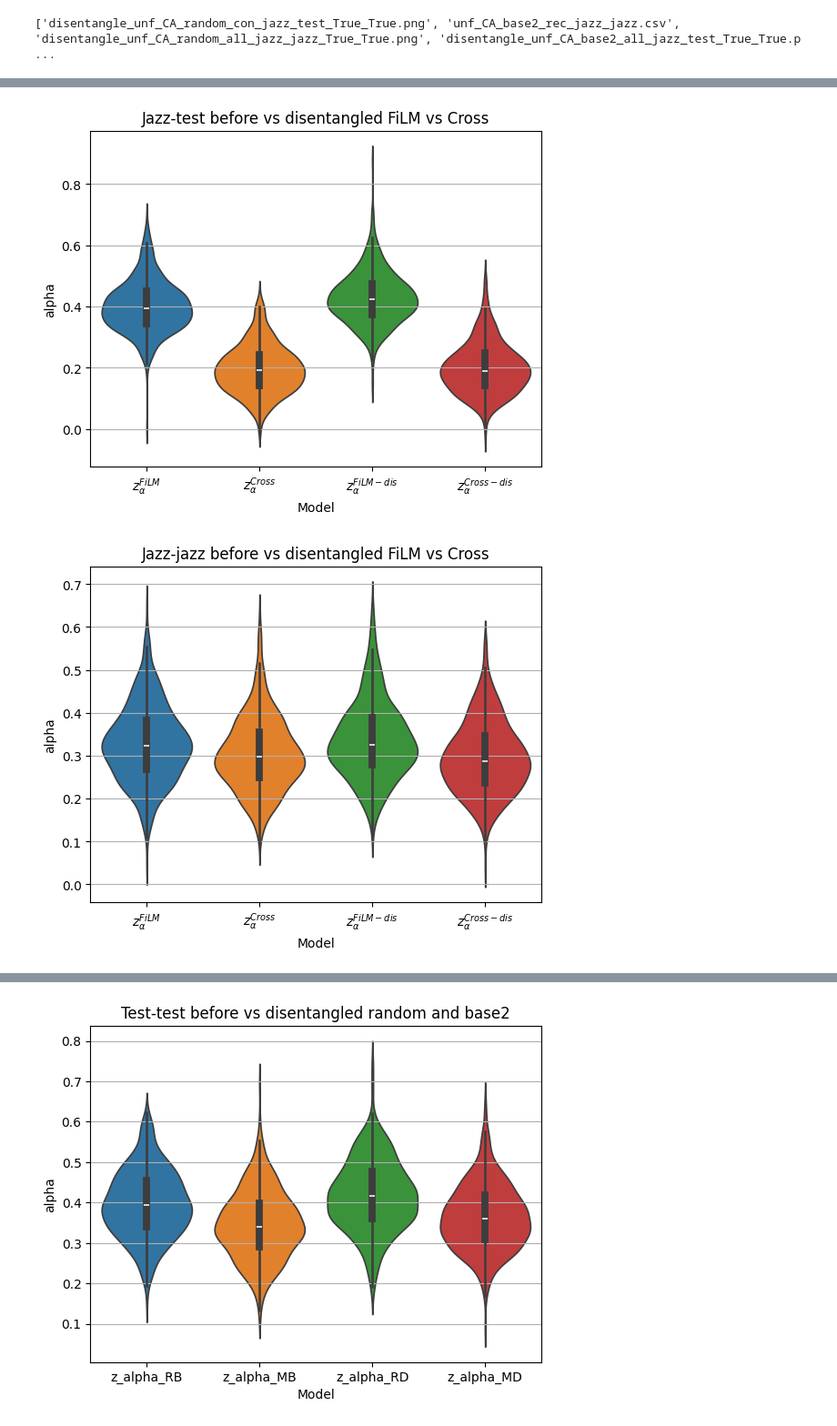
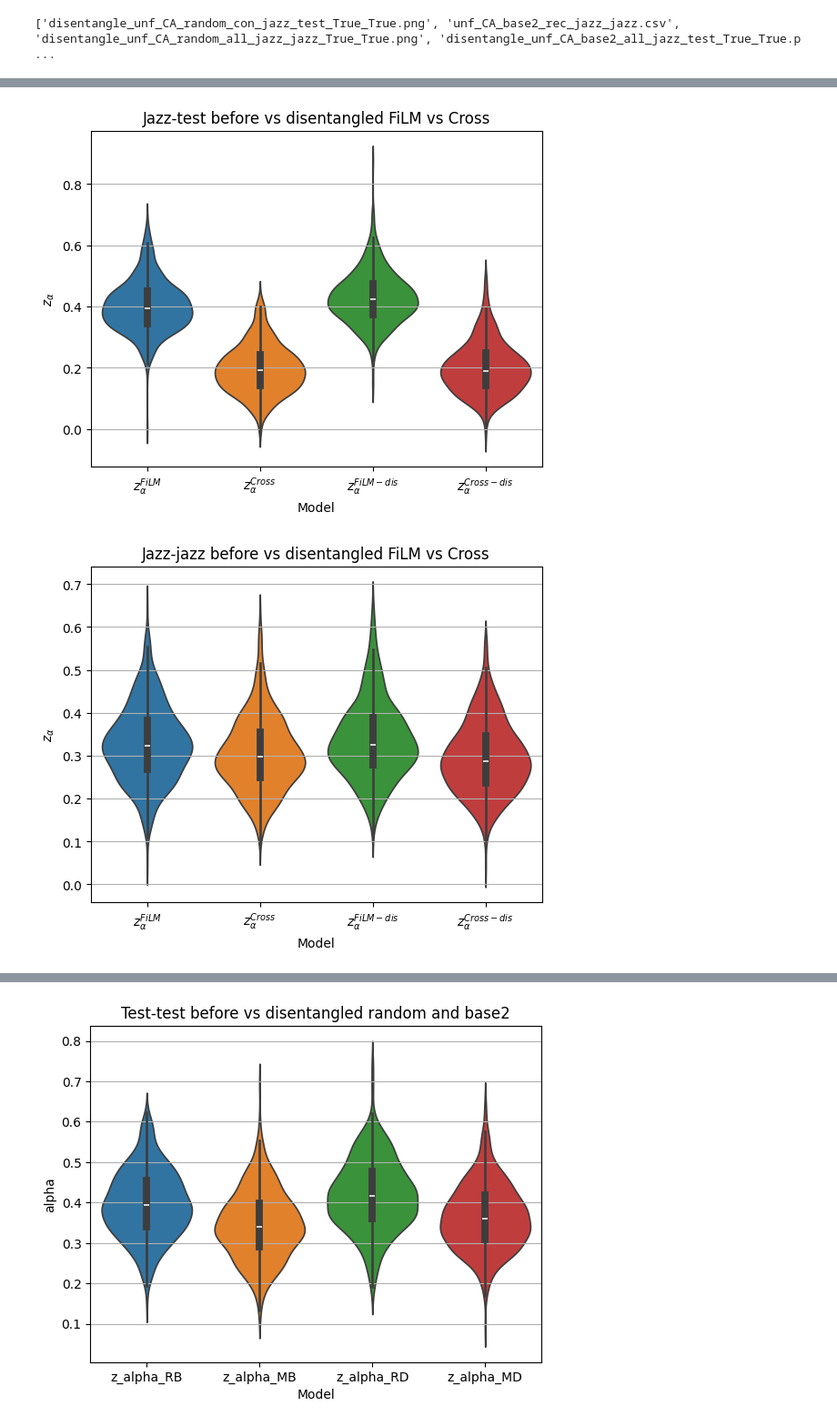
Before and after one commit to maximoskp/GuidedGridMLMH, a Jupyter notebook: experiments_comparisons.ipynb, the cells around one changed output, grey strips where cells are left out. Shown at 91% size. Saved outputs shown, nothing was run; the diff lists cells and outputs as text; code cells hidden in the pictures.

```diff
--- a/experiments_comparisons.ipynb
+++ b/experiments_comparisons.ipynb
@@ -80,34 +80,34 @@ plt.show()
 # %%
 descr = 'Jazz-test before vs disentangled FiLM vs Cross'
 
 random_all_test_before = pd.read_csv( results_folder + 'unf_CA_random_all_jazz_test.csv' ).add_suffix('_FiLM')
 cross_all_test_before = pd.read_csv( results_folder + 'cross/unf_CA_jazz_test.csv' ).add_suffix('_Cross')
 
 random_all_test_dis = pd.read_csv( results_folder + 'disentangle_unf_CA_random_all_jazz_test.csv' ).add_suffix('_FiLM_dis')
 cross_all_test_dis = pd.read_csv( results_folder + 'cross/disentangle_unf_CA_jazz_test.csv' ).add_suffix('_Cross_dis')
 
 df = pd.concat([
     random_all_test_before['z_alpha_FiLM'],
     cross_all_test_before['z_alpha_Cross'],
     random_all_test_dis['z_alpha_FiLM_dis'],
     cross_all_test_dis['z_alpha_Cross_dis']
 ], axis=1)
 
 fig, axes = plt.subplots()
 
 sns.violinplot( data=df, ax = axes)
 axes.set_title(descr)
 
 axes.yaxis.grid(True)
 axes.set_xlabel('Model')
-axes.set_ylabel('alpha')
+axes.set_ylabel('$z_\\alpha$')
 plt.xticks([0, 1, 2, 3],
            ['$z_{\\alpha}^{FiLM}$', '$z_{\\alpha}^{Cross}$', '$z_{\\alpha}^{FiLM-dis}$', '$z_{\\alpha}^{Cross-dis}$'])
 # plt.xticks(rotation=90)
 
 plt.show()
 # %% [output]
-[figure, old version]
+[figure, new version]
 # %%
 descr = 'Jazz-jazz before vs disentangled FiLM vs Cross'
 
@@ -131,11 +131,11 @@ axes.set_title(descr)
 
 axes.yaxis.grid(True)
 axes.set_xlabel('Model')
-axes.set_ylabel('alpha')
+axes.set_ylabel('$z_\\alpha$')
 plt.xticks([0, 1, 2, 3],
            ['$z_{\\alpha}^{FiLM}$', '$z_{\\alpha}^{Cross}$', '$z_{\\alpha}^{FiLM-dis}$', '$z_{\\alpha}^{Cross-dis}$'])
 # plt.xticks(rotation=90)
 
 plt.show()
 # %% [output]
-[figure, old version]
+[figure, new version]
```
Also changed, not shown: parts of 7 cells of this notebook, 1 other file.
